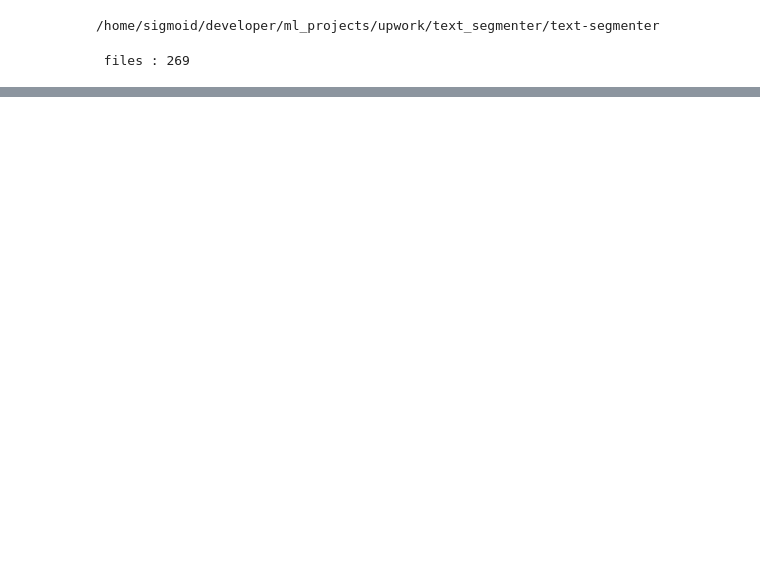
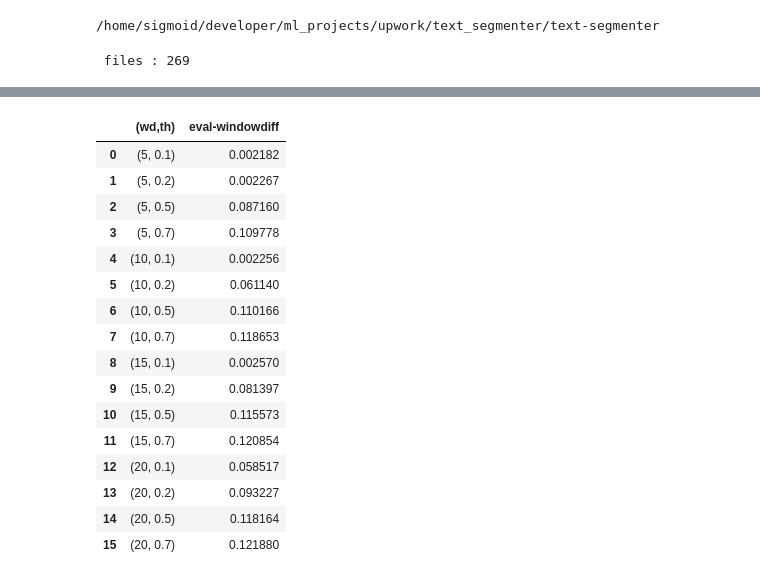
Before and after one commit to shrimala/test-segmenter, a Jupyter notebook: experiments/distribution.ipynb, the cells around one changed output, grey strips where cells are left out. Saved outputs shown, nothing was run; the diff lists cells and outputs as text; code cells hidden in the pictures; blank space fills up the shorter version.

```diff
--- a/experiments/distribution.ipynb
+++ b/experiments/distribution.ipynb
@@ -39,0 +82,22 @@ fig.write_html("experiments/word_distribution.html")
+# %%
+df_output = df.mean(0).reset_index()
+df_output.columns = ['(wd,th)', 'eval-windowdiff']
+df_output
+# %% [output]
+|  | (wd,th) | eval-windowdiff |
+| 0 | (5, 0.1) | 0.002182 |
+| 1 | (5, 0.2) | 0.002267 |
+| 2 | (5, 0.5) | 0.087160 |
+| 3 | (5, 0.7) | 0.109778 |
+| 4 | (10, 0.1) | 0.002256 |
+| 5 | (10, 0.2) | 0.061140 |
+| 6 | (10, 0.5) | 0.110166 |
+| 7 | (10, 0.7) | 0.118653 |
+| 8 | (15, 0.1) | 0.002570 |
+| 9 | (15, 0.2) | 0.081397 |
+| 10 | (15, 0.5) | 0.115573 |
+| 11 | (15, 0.7) | 0.120854 |
+| 12 | (20, 0.1) | 0.058517 |
+| 13 | (20, 0.2) | 0.093227 |
+| 14 | (20, 0.5) | 0.118164 |
+| 15 | (20, 0.7) | 0.121880 |
```
Also changed, not shown: parts of 7 cells of this notebook, 3 other files.
